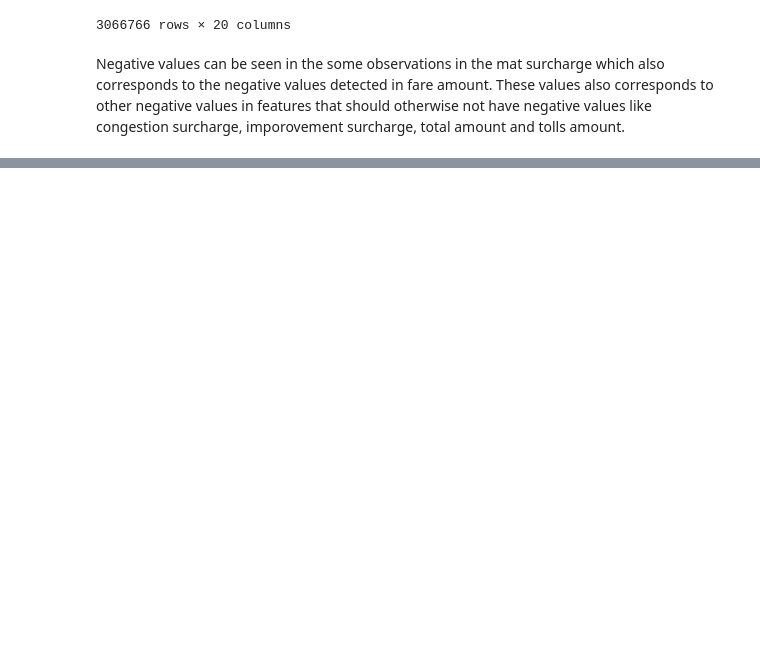
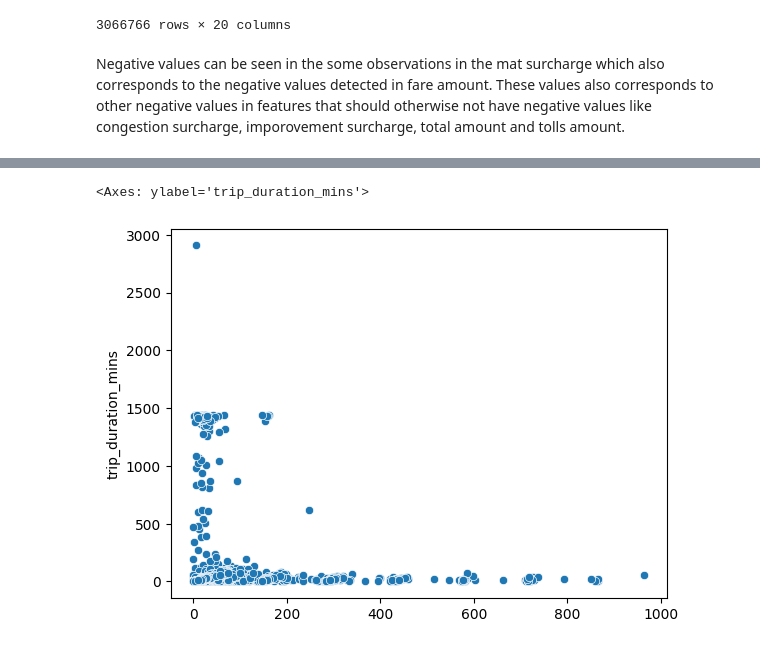
Before and after one commit to Justice-stack/Taxi-Trip-Duration-Prediction-App, a Jupyter notebook: notebooks/model-prototype.ipynb, the cells around one changed output, grey strips where cells are left out. Cells and saved outputs as stored; diff of their text form; code cells hidden in the pictures; blank space fills up the shorter version.

```diff
--- a/notebooks/model-prototype.ipynb
+++ b/notebooks/model-prototype.ipynb
@@ -606,0 +660,5 @@ rg_pred_score.head()
+# %%
+sns.scatterplot(x=rf_y_pred, y=Y_test)
+# %% [output]
+<Axes: ylabel='trip_duration_mins'>
+[figure, added]
```
Also changed, not shown: parts of 40 cells of this notebook.
